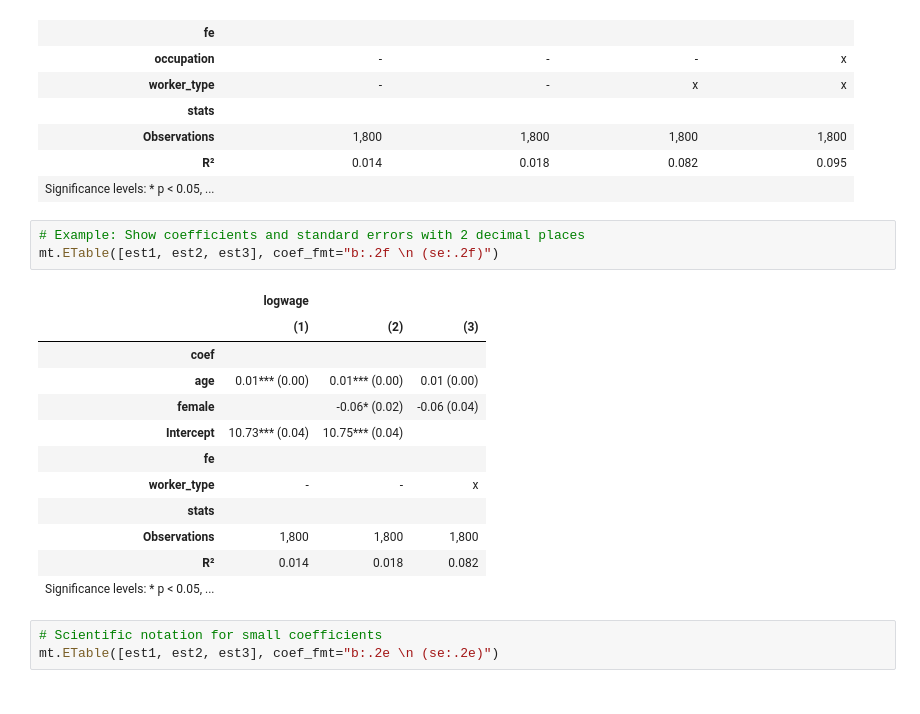
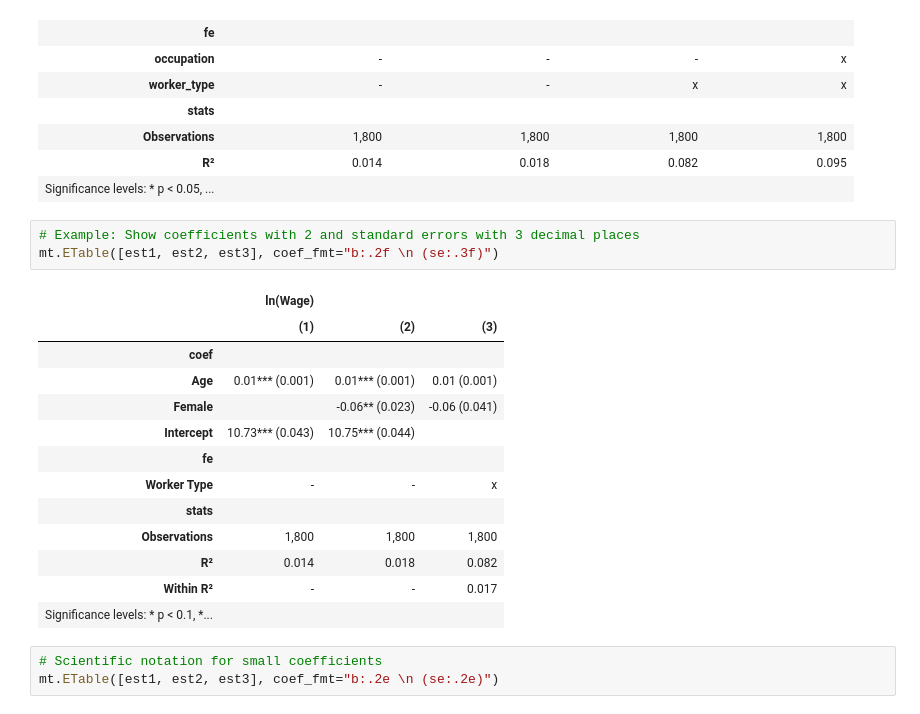
Before and after one commit to dsliwka/maketables, a Jupyter notebook: ETable.ipynb, the cells around one changed output. Cells and saved outputs as stored; diff of their text form.

```diff
--- a/ETable.ipynb
+++ b/ETable.ipynb
@@ -206,21 +206,22 @@ mt.ETable([est1, est2, est3, est4], coef_fmt="b \n (se) \n [p]", digits=4)
 | R² | 0.014 | 0.018 | 0.082 | 0.095 |
 | Significance levels: * p < 0.05, ... |  |  |  |  |
 # %%
-# Example: Show coefficients and standard errors with 2 decimal places
-mt.ETable([est1, est2, est3], coef_fmt="b:.2f \n (se:.2f)")
+# Example: Show coefficients with 2 and standard errors with 3 decimal places
+mt.ETable([est1, est2, est3], coef_fmt="b:.2f \n (se:.3f)")
 # %% [output]
-|  | logwage |  |  |
+|  | ln(Wage) |  |  |
 |  | (1) | (2) | (3) |
 | coef |  |  |  |
-| age | 0.01*** (0.00) | 0.01*** (0.00) | 0.01 (0.00) |
-| female |  | -0.06* (0.02) | -0.06 (0.04) |
-| Intercept | 10.73*** (0.04) | 10.75*** (0.04) |  |
+| Age | 0.01*** (0.001) | 0.01*** (0.001) | 0.01 (0.001) |
+| Female |  | -0.06** (0.023) | -0.06 (0.041) |
+| Intercept | 10.73*** (0.043) | 10.75*** (0.044) |  |
 | fe |  |  |  |
-| worker_type | - | - | x |
+| Worker Type | - | - | x |
 | stats |  |  |  |
 | Observations | 1,800 | 1,800 | 1,800 |
 | R² | 0.014 | 0.018 | 0.082 |
-| Significance levels: * p < 0.05, ... |  |  |  |
+| Within R² | - | - | 0.017 |
+| Significance levels: * p < 0.1, *... |  |  |  |
 # %%
 # Scientific notation for small coefficients
 mt.ETable([est1, est2, est3], coef_fmt="b:.2e \n (se:.2e)")
```
Also changed, not shown: parts of 1 cell of this notebook, 1 other file.
